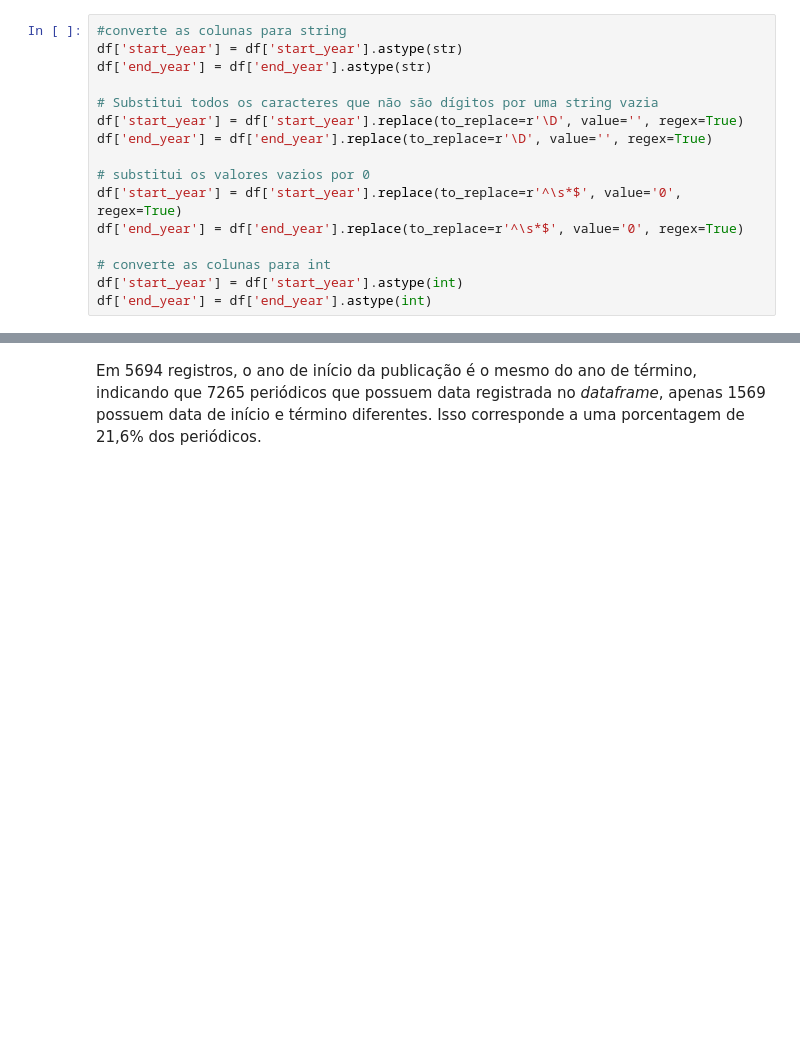
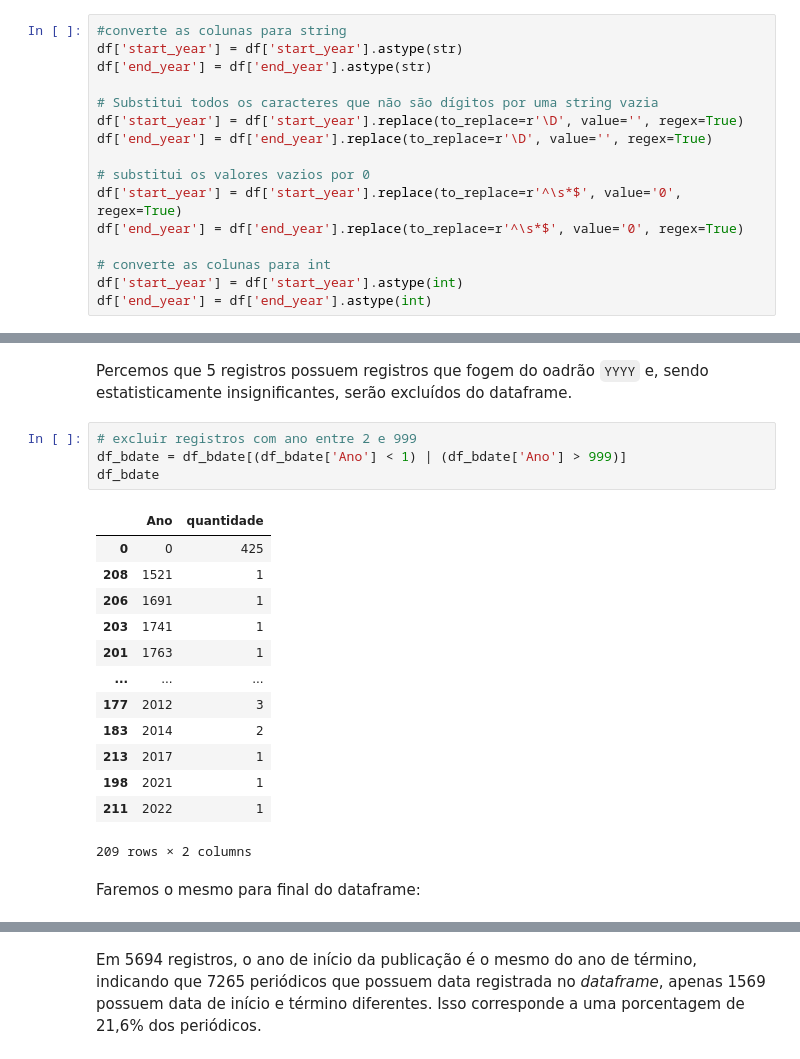
Before and after one commit to ericbrasiln/hemdig-framework, a Jupyter notebook: repositorios/BND-BR/complete_data.ipynb, the cells around one changed output, grey strips where cells are left out. Saved outputs shown, nothing was run; the diff lists cells and outputs as text; blank space fills up the shorter version.

```diff
--- a/repositorios/BND-BR/complete_data.ipynb
+++ b/repositorios/BND-BR/complete_data.ipynb
@@ -244,0 +300,22 @@ Name: start_year, Length: 214, dtype: int64
+# %% [markdown]
+Percemos que 5 registros possuem registros que fogem do oadrão `YYYY` e, sendo estatisticamente insignificantes, serão excluídos do dataframe.
+# %%
+# excluir registros com ano entre 2 e 999
+df_bdate = df_bdate[(df_bdate['Ano'] < 1) | (df_bdate['Ano'] > 999)]
+df_bdate
+# %% [output]
+|  | Ano | quantidade |
+| 0 | 0 | 425 |
+| 208 | 1521 | 1 |
+| 206 | 1691 | 1 |
+| 203 | 1741 | 1 |
+| 201 | 1763 | 1 |
+| ... | ... | ... |
+| 177 | 2012 | 3 |
+| 183 | 2014 | 2 |
+| 213 | 2017 | 1 |
+| 198 | 2021 | 1 |
+| 211 | 2022 | 1 |
+209 rows × 2 columns
+# %% [markdown]
+Faremos o mesmo para final do dataframe:
```
Also changed, not shown: parts of 60 cells of this notebook, 2 other files.
